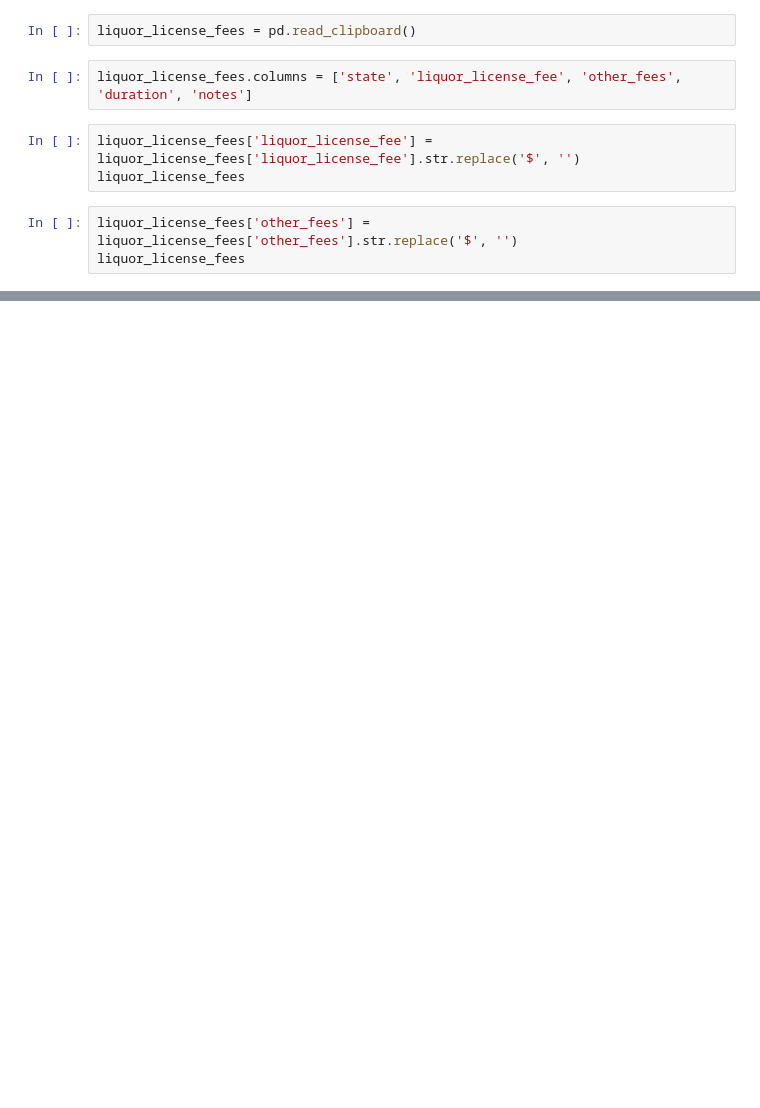
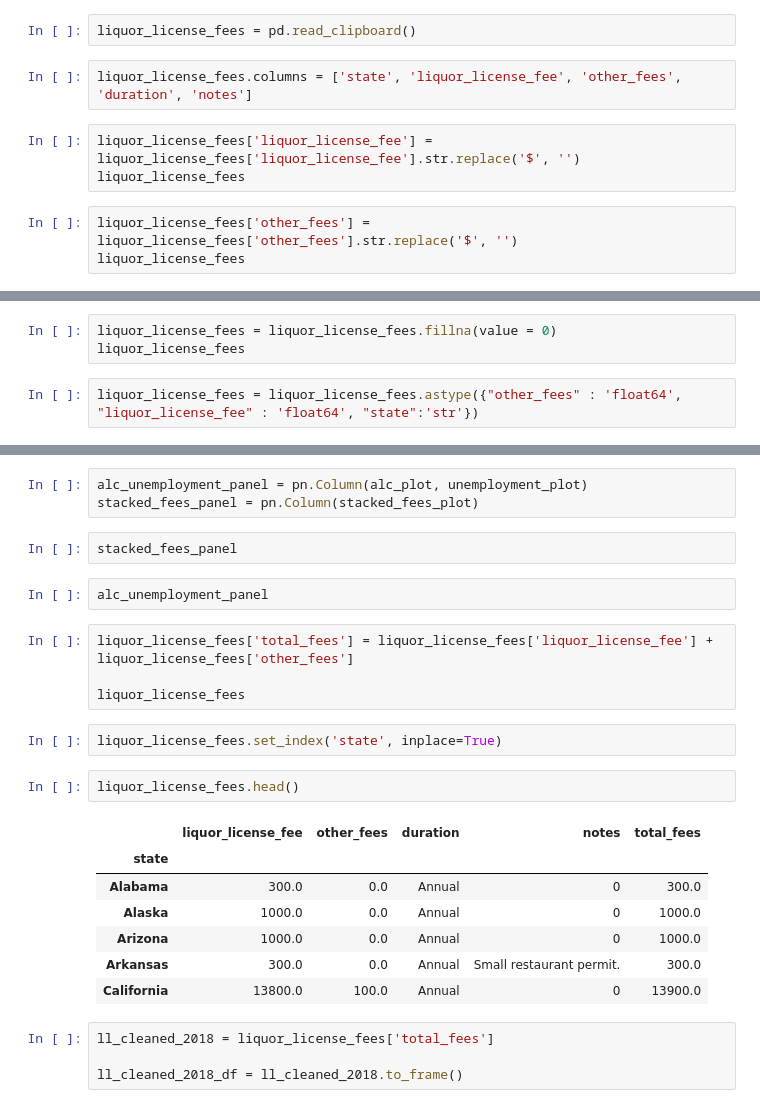
Before and after one commit to aseem-mangaokar/FinTechProject1, a Jupyter notebook: Untitled.ipynb, the cells around one changed output, grey strips where cells are left out. Drawn from its saved outputs; the diff is of its cells as text; blank space fills up the shorter version.

```diff
--- a/Untitled.ipynb
+++ b/Untitled.ipynb
@@ -169,0 +84,5 @@ dtype: object
+# %%
+liquor_license_fees = liquor_license_fees.fillna(value = 0)
+liquor_license_fees
+# %%
+liquor_license_fees = liquor_license_fees.astype({"other_fees" : 'float64', "liquor_license_fee" : 'float64', "state":'str'})
@@ -169,0 +162,27 @@ dtype: object
+# %%
+alc_unemployment_panel = pn.Column(alc_plot, unemployment_plot)
+stacked_fees_panel = pn.Column(stacked_fees_plot)
+# %%
+stacked_fees_panel
+# %%
+alc_unemployment_panel
+# %%
+liquor_license_fees['total_fees'] = liquor_license_fees['liquor_license_fee'] + liquor_license_fees['other_fees']
+
+liquor_license_fees
+# %%
+liquor_license_fees.set_index('state', inplace=True)
+# %%
+liquor_license_fees.head()
+# %% [output]
+|  | liquor_license_fee | other_fees | duration | notes | total_fees |
+| state |  |  |  |  |  |
+| Alabama | 300.0 | 0.0 | Annual | 0 | 300.0 |
+| Alaska | 1000.0 | 0.0 | Annual | 0 | 1000.0 |
+| Arizona | 1000.0 | 0.0 | Annual | 0 | 1000.0 |
+| Arkansas | 300.0 | 0.0 | Annual | Small restaurant permit. | 300.0 |
+| California | 13800.0 | 100.0 | Annual | 0 | 13900.0 |
+# %%
+ll_cleaned_2018 = liquor_license_fees['total_fees']
+
+ll_cleaned_2018_df = ll_cleaned_2018.to_frame()
```
Also changed, not shown: parts of 35 cells of this notebook, 4 other files.
